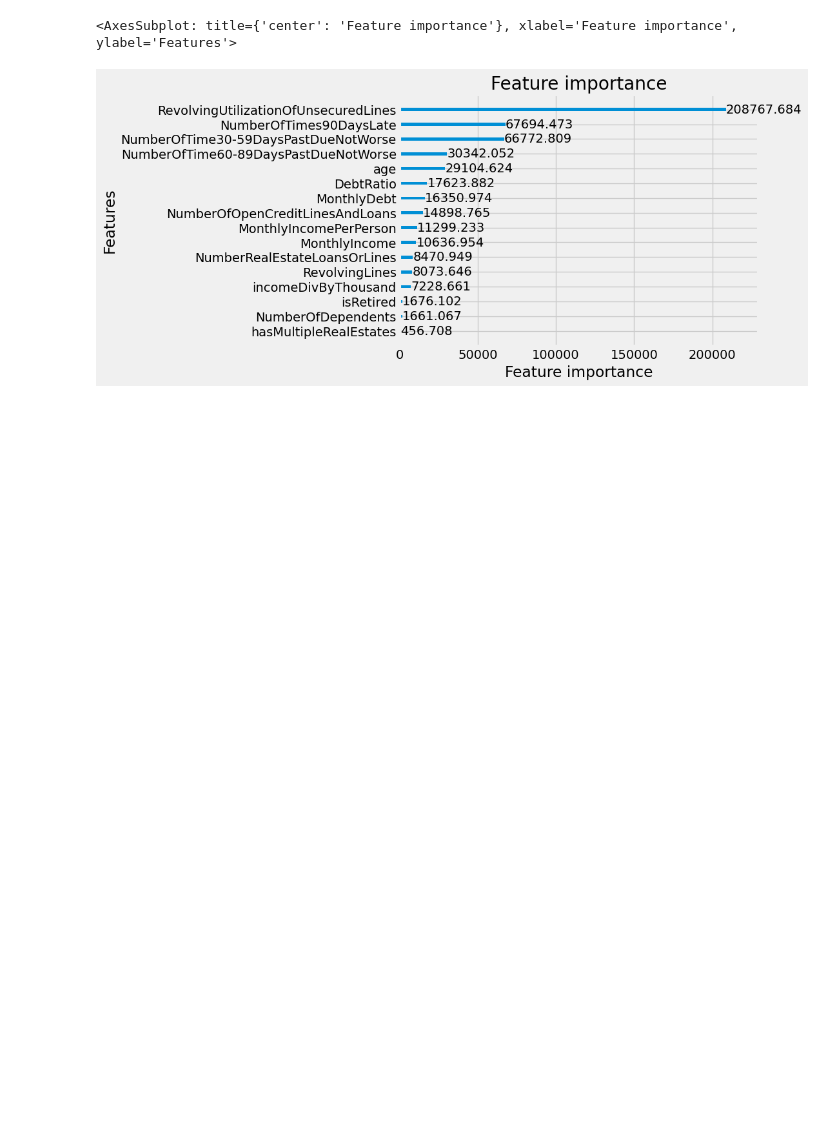
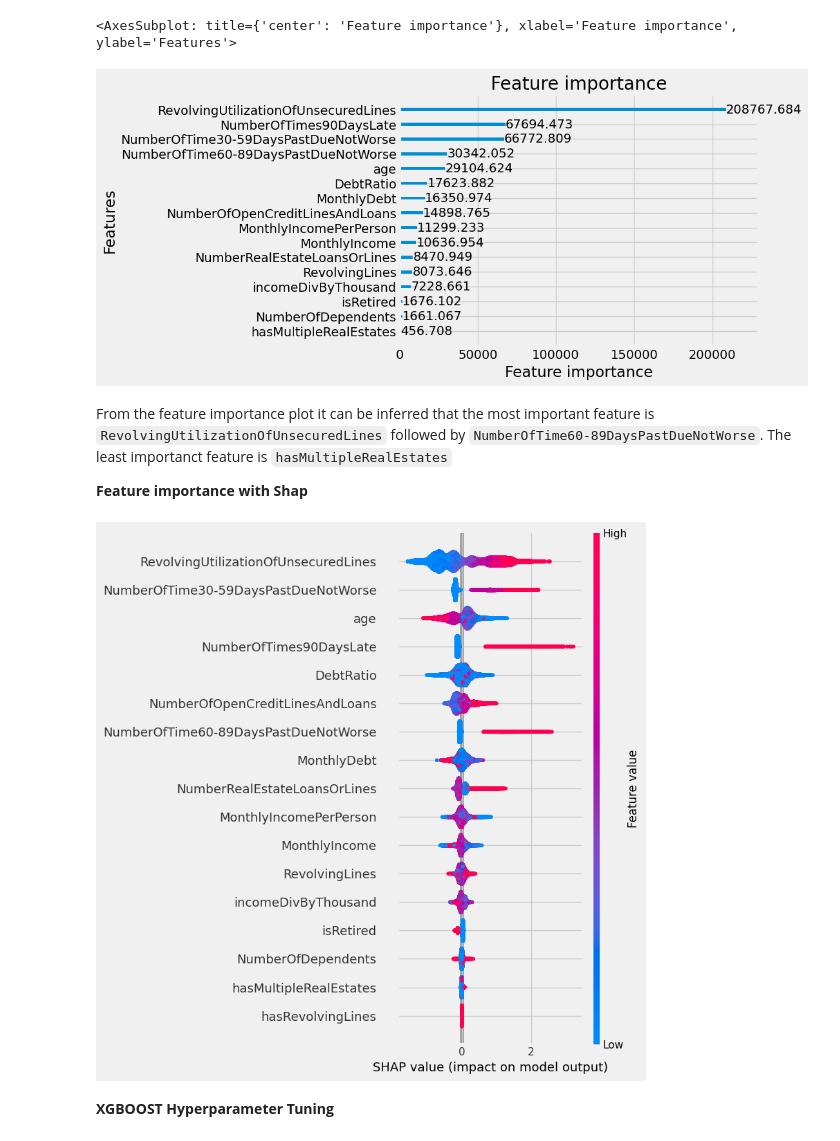
Before and after one commit to Arnold-git/Credit-Risk-Scoring, a Jupyter notebook: Research-and-Development/credit-scoring-EDA-modelling.ipynb, the cells around one changed output. Cells and saved outputs as stored; diff of their text form; code cells hidden in the pictures; blank space fills up the shorter version.

```diff
--- a/Research-and-Development/credit-scoring-EDA-modelling.ipynb
+++ b/Research-and-Development/credit-scoring-EDA-modelling.ipynb
@@ -910,3 +898,19 @@ lgb.plot_importance(bestEstimatorLGB, importance_type='gain')
 # %% [output]
 <AxesSubplot: title={'center': 'Feature importance'}, xlabel='Feature importance', ylabel='Features'>
 [figure]
+# %% [markdown]
+From the feature importance plot it can be inferred that the most important feature is `RevolvingUtilizationOfUnsecuredLines` followed by `NumberOfTime60-89DaysPastDueNotWorse`. The least importanct feature is `hasMultipleRealEstates`
+
+**Feature importance with Shap**
+# %%
+X = pd.DataFrame(X_train, columns=train_df.columns.to_list())
+
+explainer = shap.TreeExplainer(bestEstimatorLGB)
+shap_values = explainer.shap_values(X)
+
+shap.summary_plot(shap_values[1], X)
+# %% [output]
+[figure, added]
+# %% [markdown]
+**XGBOOST**
+**Hyperparameter Tuning**
```
Also changed, not shown: parts of 4 cells of this notebook.
